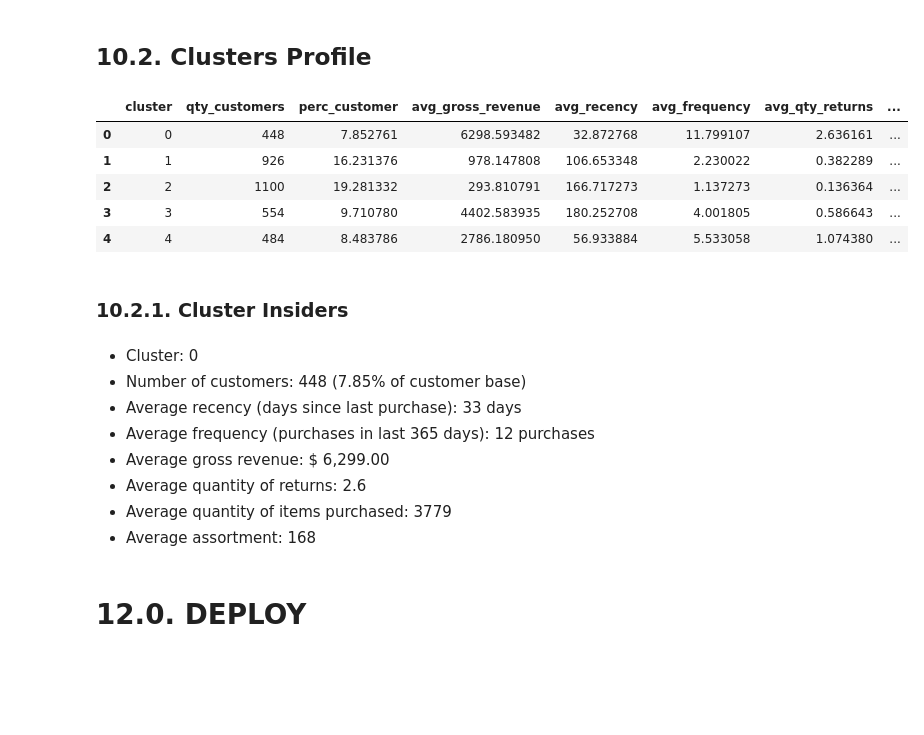
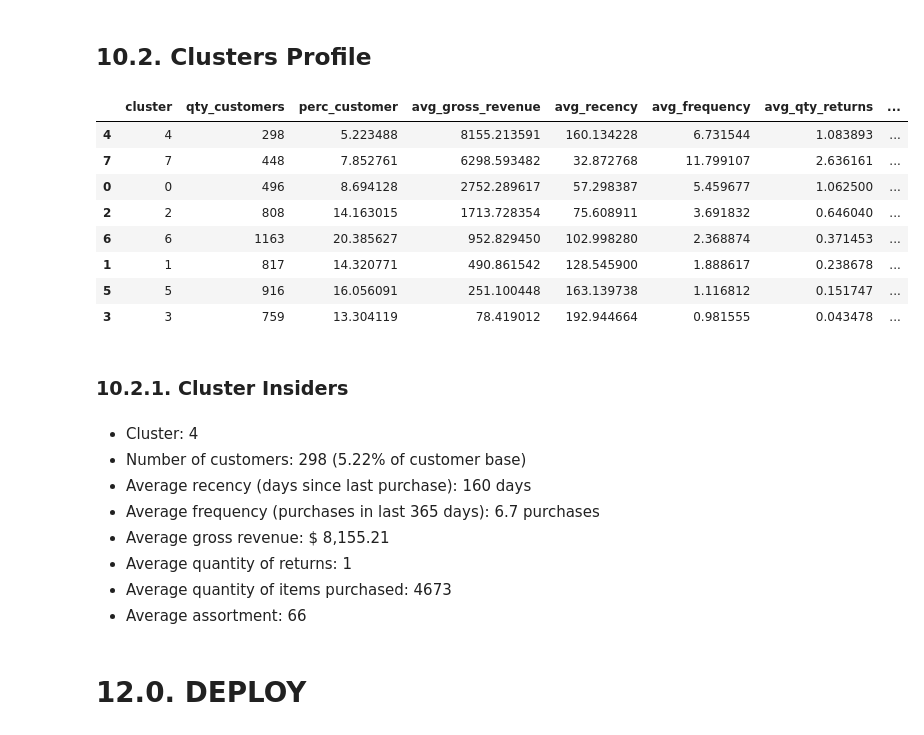
Before and after one commit to felipefvasconcelos/insiders_clustering, a Jupyter notebook: notebooks/c8.0_deploy.ipynb, the cells around one changed output. Drawn from its saved outputs; the diff is of its cells as text; code cells hidden in the pictures; blank space fills up the shorter version.

```diff
--- a/notebooks/c8.0_deploy.ipynb
+++ b/notebooks/c8.0_deploy.ipynb
@@ -239,21 +254,26 @@ See the caveats in the documentation: https://pandas.pydata.org/pandas-docs/stab
 ### 5.3.4. Tree-Based Embedding
 # %%
 # training dataset
-X = df_ref_5[['recency', 'frequency', 'qty_returns', 'qty_items', 'assortment']]
-y = df_ref_5['gross_revenue']
+X = df_ref_53[['recency', 'frequency', 'qty_returns', 'qty_items', 'assortment']]
+y = df_ref_53['gross_revenue']
 
-# model definition
-rf_model = en.RandomForestRegressor(n_estimators=100, random_state=42)
+# # model definition
+# rf_model = en.RandomForestRegressor(n_estimators=100, random_state=42)
 
-# model training
-rf_model.fit(X, y)
+# # model training
+# rf_model.fit(X, y)
+
+rf_model = pickle.load(open('../src/models/rf_model.pkl', 'rb'))
 
 # dataframe leafs
 df_leaf = pd.DataFrame(rf_model.apply(X))
 # %%
 # reducer of dimensionality
-reducer = umap.UMAP(random_state=42)
-embedding = reducer.fit_transform(df_leaf)
+# reducer = umap.UMAP(random_state=42)
+# embedding = reducer.fit_transform(df_leaf)
+
+reducer = pickle.load(open('../src/features/umap_reducer.pkl', 'rb'))
+embedding = reducer.transform(df_leaf)
 
 # embedding
 df_tree = pd.DataFrame()
@@ -330,25 +350,28 @@ df_cluster = pd.merge(df_cluster, df_avg_qi, on='cluster', how='left')
 df_avg_as = df_ref_10[['assortment', 'cluster']].groupby('cluster').mean().reset_index().rename(columns={'assortment':'avg_assortment'})
 df_cluster = pd.merge(df_cluster, df_avg_as, on='cluster', how='left')
 # %%
-df_cluster.head()
+df_cluster.sort_values(by='avg_gross_revenue', ascending=False).head(8)
 # %% [output]
 |  | cluster | qty_customers | perc_customer | avg_gross_revenue | avg_recency | avg_frequency | avg_qty_returns | ... |
-| 0 | 0 | 448 | 7.852761 | 6298.593482 | 32.872768 | 11.799107 | 2.636161 | ... |
-| 1 | 1 | 926 | 16.231376 | 978.147808 | 106.653348 | 2.230022 | 0.382289 | ... |
-| 2 | 2 | 1100 | 19.281332 | 293.810791 | 166.717273 | 1.137273 | 0.136364 | ... |
-| 3 | 3 | 554 | 9.710780 | 4402.583935 | 180.252708 | 4.001805 | 0.586643 | ... |
-| 4 | 4 | 484 | 8.483786 | 2786.180950 | 56.933884 | 5.533058 | 1.074380 | ... |
+| 4 | 4 | 298 | 5.223488 | 8155.213591 | 160.134228 | 6.731544 | 1.083893 | ... |
+| 7 | 7 | 448 | 7.852761 | 6298.593482 | 32.872768 | 11.799107 | 2.636161 | ... |
+| 0 | 0 | 496 | 8.694128 | 2752.289617 | 57.298387 | 5.459677 | 1.062500 | ... |
+| 2 | 2 | 808 | 14.163015 | 1713.728354 | 75.608911 | 3.691832 | 0.646040 | ... |
+| 6 | 6 | 1163 | 20.385627 | 952.829450 | 102.998280 | 2.368874 | 0.371453 | ... |
+| 1 | 1 | 817 | 14.320771 | 490.861542 | 128.545900 | 1.888617 | 0.238678 | ... |
+| 5 | 5 | 916 | 16.056091 | 251.100448 | 163.139738 | 1.116812 | 0.151747 | ... |
+| 3 | 3 | 759 | 13.304119 | 78.419012 | 192.944664 | 0.981555 | 0.043478 | ... |
 # %% [markdown]
 ### 10.2.1. Cluster Insiders
 # %% [markdown]
-- Cluster: 0
-- Number of customers: 448 (7.85% of customer base)
-- Average recency (days since last purchase): 33 days
-- Average frequency (purchases in last 365 days): 12 purchases
-- Average gross revenue: $ 6,299.00
-- Average quantity of returns: 2.6
-- Average quantity of items purchased: 3779
-- Average assortment: 168
+- Cluster: 4
+- Number of customers: 298 (5.22% of customer base)
+- Average recency (days since last purchase): 160 days
+- Average frequency (purchases in last 365 days): 6.7 purchases
+- Average gross revenue: $ 8,155.21
+- Average quantity of returns: 1
+- Average quantity of items purchased: 4673
+- Average assortment: 66
 # %% [markdown]
 # 12.0. DEPLOY
 # %%
```
Also changed, not shown: parts of 5 cells of this notebook.
